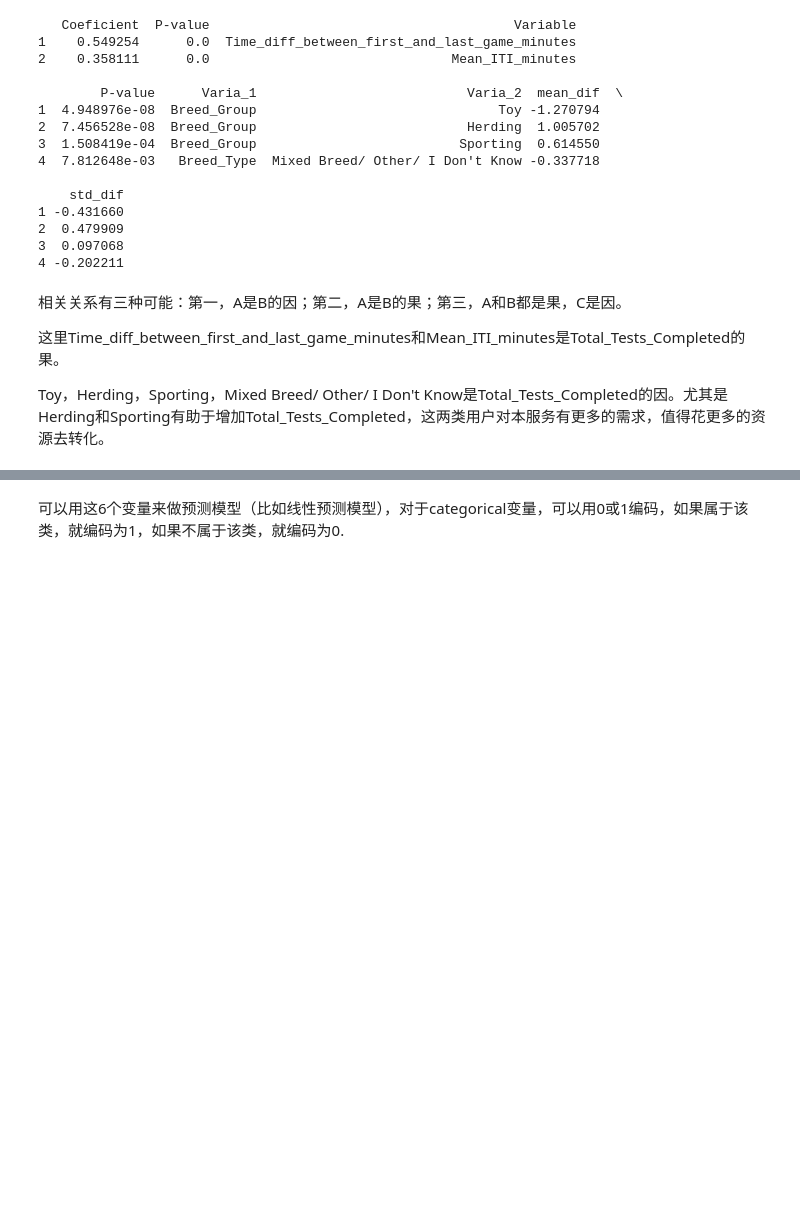
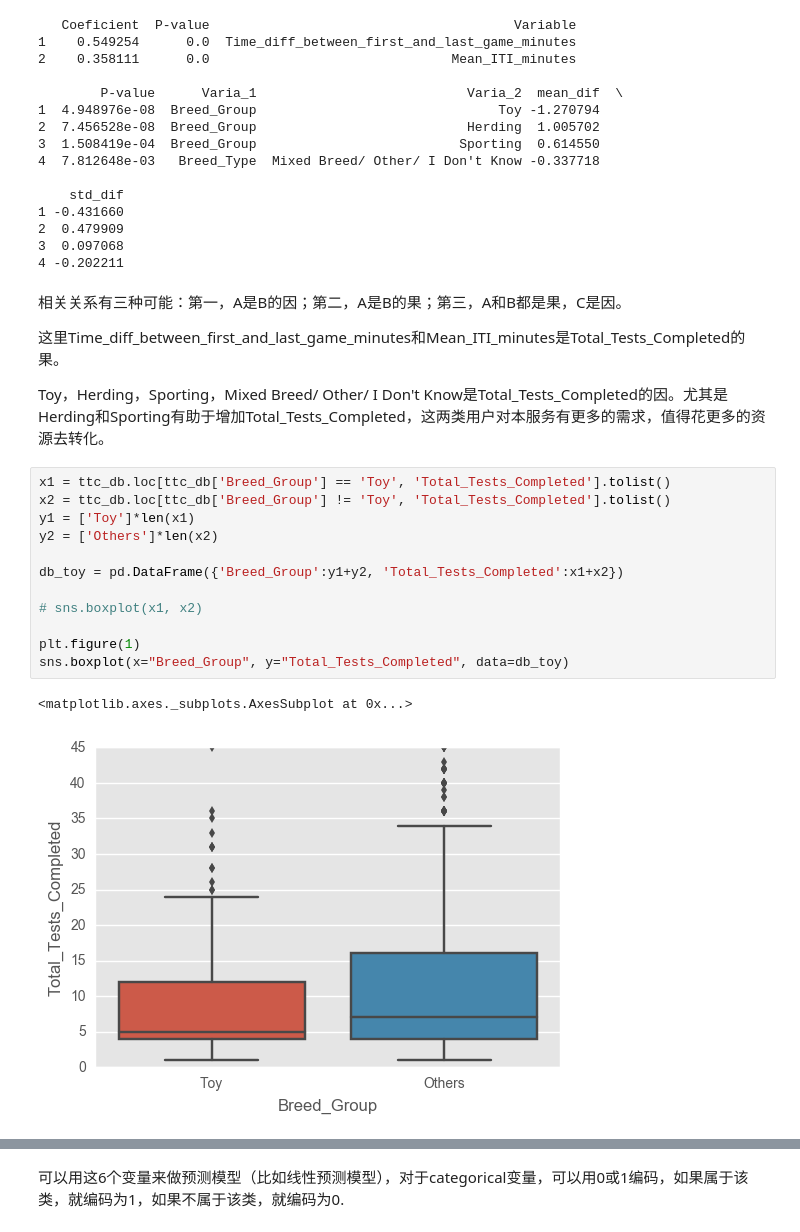
Before and after one commit to arfu2016/dog_id, a Jupyter notebook: 1p4ETL_SQL.ipynb, the cells around one changed output, grey strips where cells are left out. Cells and saved outputs as stored; diff of their text form; blank space fills up the shorter version.

```diff
--- a/1p4ETL_SQL.ipynb
+++ b/1p4ETL_SQL.ipynb
@@ -1237,3 +1237,18 @@ print the_dis
 这里Time_diff_between_first_and_last_game_minutes和Mean_ITI_minutes是Total_Tests_Completed的果。
 
 Toy，Herding，Sporting，Mixed Breed/ Other/ I Don't Know是Total_Tests_Completed的因。尤其是Herding和Sporting有助于增加Total_Tests_Completed，这两类用户对本服务有更多的需求，值得花更多的资源去转化。
+# %%
+x1 = ttc_db.loc[ttc_db['Breed_Group'] == 'Toy', 'Total_Tests_Completed'].tolist()
+x2 = ttc_db.loc[ttc_db['Breed_Group'] != 'Toy', 'Total_Tests_Completed'].tolist()
+y1 = ['Toy']*len(x1)
+y2 = ['Others']*len(x2)
+
+db_toy = pd.DataFrame({'Breed_Group':y1+y2, 'Total_Tests_Completed':x1+x2})
+
+# sns.boxplot(x1, x2)
+
+plt.figure(1)
+sns.boxplot(x="Breed_Group", y="Total_Tests_Completed", data=db_toy)
+# %% [output]
+<matplotlib.axes._subplots.AxesSubplot at 0x...>
+[figure, added]
```
Also changed, not shown: parts of 9 cells of this notebook.
